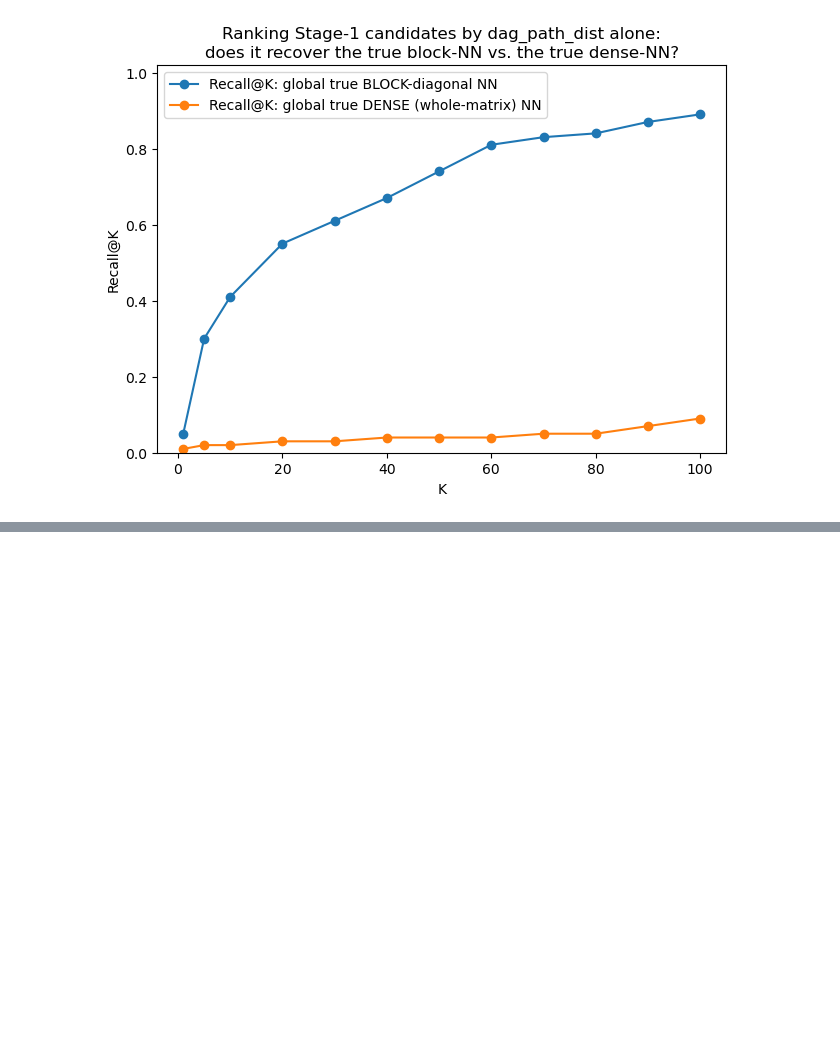
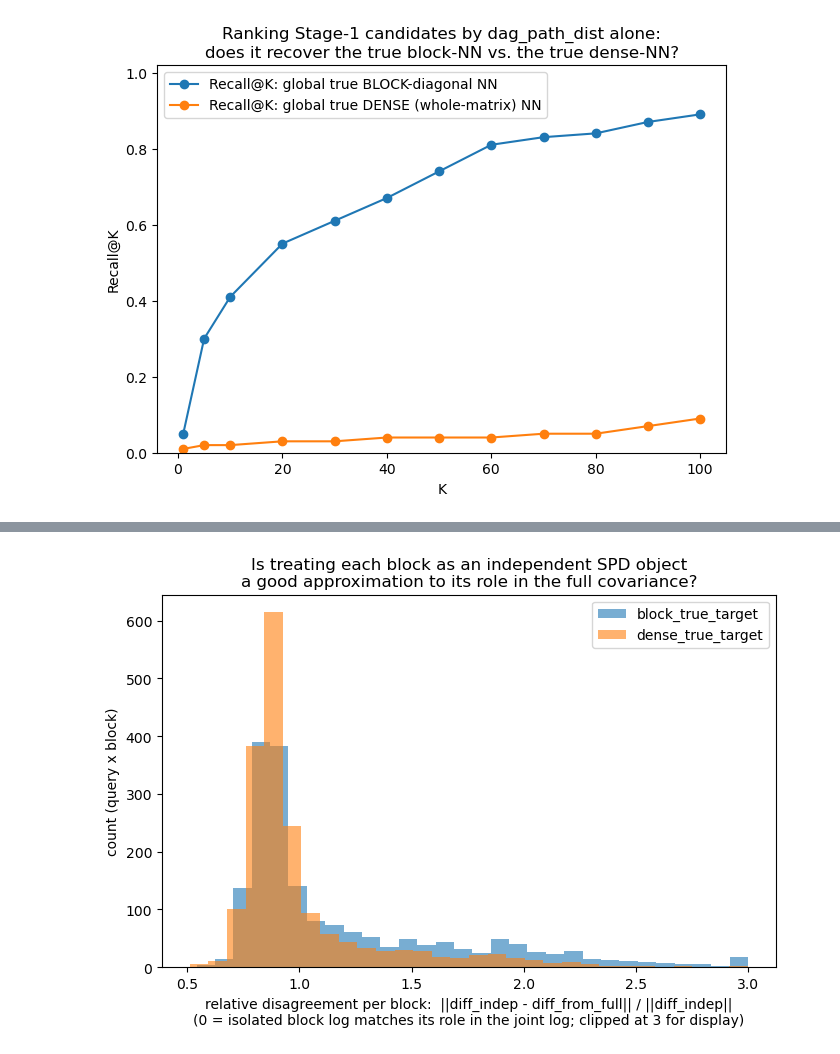
Before and after one commit to sarkar-lab/spindle_dev, a Jupyter notebook: HS_notebooks/dag_vs_true_le_distance.ipynb, the cells around one changed output, grey strips where cells are left out. Cells and saved outputs as stored; diff of their text form; code cells hidden in the pictures; blank space fills up the shorter version.

Commit message:
Checking how bad the block diagonals are

```diff
--- a/HS_notebooks/dag_vs_true_le_distance.ipynb
+++ b/HS_notebooks/dag_vs_true_le_distance.ipynb
@@ -763,0 +885,13 @@ plt.show()
+# %%
+
+fig, ax = plt.subplots(figsize=(7, 5))
+for label, sub in disagreement_df.groupby("target"):
+    ax.hist(sub["rel_disagreement"].clip(upper=3), bins=30, alpha=0.6, label=label)
+ax.set_xlabel("relative disagreement per block:  ||diff_indep - diff_from_full|| / ||diff_indep||\n(0 = isolated block log matches its role in the joint log; clipped at 3 for display)")
+ax.set_ylabel("count (query x block)")
+ax.set_title("Is treating each block as an independent SPD object\na good approximation to its role in the full covariance?")
+ax.legend()
+fig.tight_layout()
+plt.show()
+# %% [output]
+[figure, added]
```
Also changed, not shown: parts of 7 cells of this notebook.
